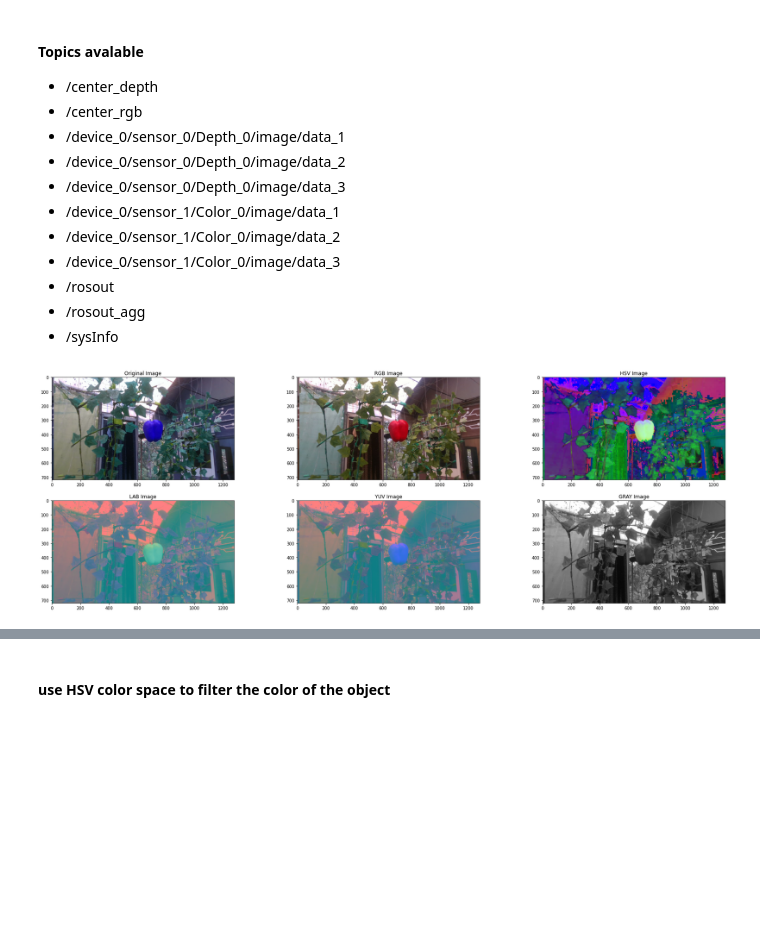
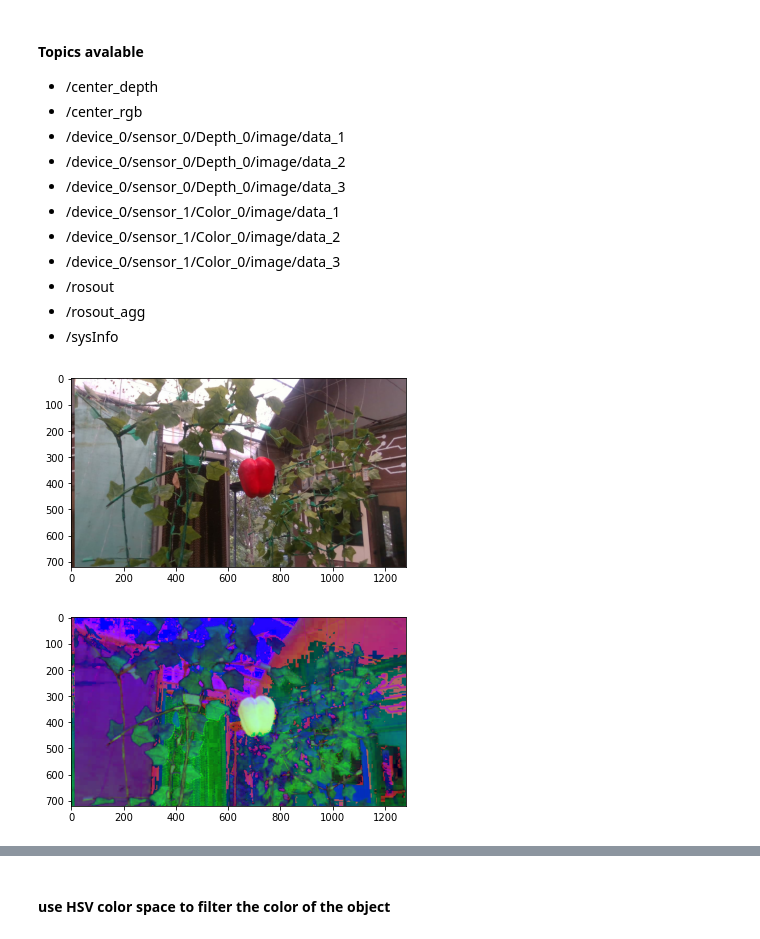
Before and after one commit to Binbasri-in/eyrc22_KB_2668, a Jupyter notebook: task2.2/opencv1.ipynb, the cells around one changed output, grey strips where cells are left out. Saved outputs shown, nothing was run; the diff lists cells and outputs as text; code cells hidden in the pictures; blank space fills up the shorter version.

```diff
--- a/task2.2/opencv1.ipynb
+++ b/task2.2/opencv1.ipynb
@@ -18,50 +18,28 @@
 import numpy as np
 import cv2
 import matplotlib.pyplot as plt
-# %%
-# import the image to be processed
-img = cv2.imread('new4.jpg')
-
-# create a figure of 2 rows and 3 columns to display the image using different color spaces
-fig = plt.figure(figsize=(30, 10))
-fig.add_subplot(2, 3, 1)
-
-# add the original image to the figure
-plt.imshow(img)
-plt.title('Original Image')
-
-
-# convert the image to RGB and add it to the figure
-rgb = cv2.cvtColor(img, cv2.COLOR_BGR2RGB)
-fig.add_subplot(2, 3, 2)
-plt.imshow(rgb)
-plt.title('RGB Image')
-
-# convert the image to HSV and add it to the figure
-hsv = cv2.cvtColor(img, cv2.COLOR_BGR2HSV)
-fig.add_subplot(2, 3, 3)
-plt.imshow(hsv)
-plt.title('HSV Image')
-
-# convert the image to LAB and add it to the figure
-lab = cv2.cvtColor(img, cv2.COLOR_BGR2LAB)
-fig.add_subplot(2, 3, 4)
-plt.imshow(lab)
-plt.title('LAB Image')
-
-# convert the image to YUV and add it to the figure
-yuv = cv2.cvtColor(img, cv2.COLOR_BGR2YUV)
-fig.add_subplot(2, 3, 5)
-plt.imshow(yuv)
-plt.title('YUV Image')
-
-# convert the image to GRAY and add it to the figure
-gray = cv2.cvtColor(img, cv2.COLOR_BGR2GRAY)
-fig.add_subplot(2, 3, 6)
-plt.imshow(gray, cmap='gray')
-plt.title('GRAY Image')
-
-# display the figure
-plt.show()
-# %% [output]
-[figure, removed]
+# %%
+# import the image to be processed
+img = cv2.imread('new4.jpg')
+
+# show the image
+plt.imshow(img)
+
+# convert the image to RGB
+rgb = cv2.cvtColor(img, cv2.COLOR_BGR2RGB)
+
+# show the image
+plt.imshow(rgb)
+plt.show()
+
+# convert the image to HSV
+hsv = cv2.cvtColor(rgb, cv2.COLOR_RGB2HSV)
+
+# show the image
+plt.imshow(hsv)
+
+# show all the images
+plt.show()
+# %% [output]
+[figure, added]
+[figure, added]
```
Also changed, not shown: parts of 22 cells of this notebook.
